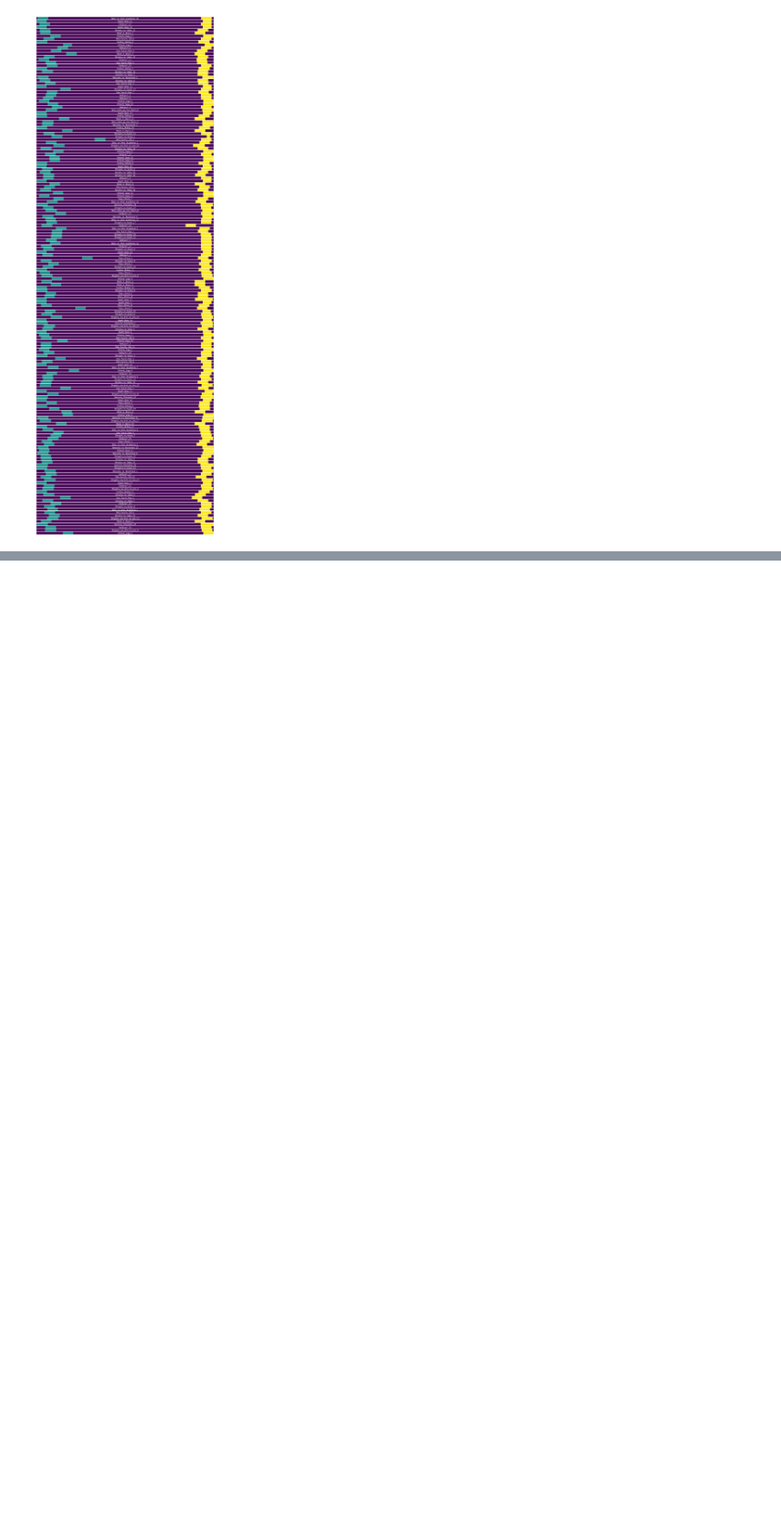
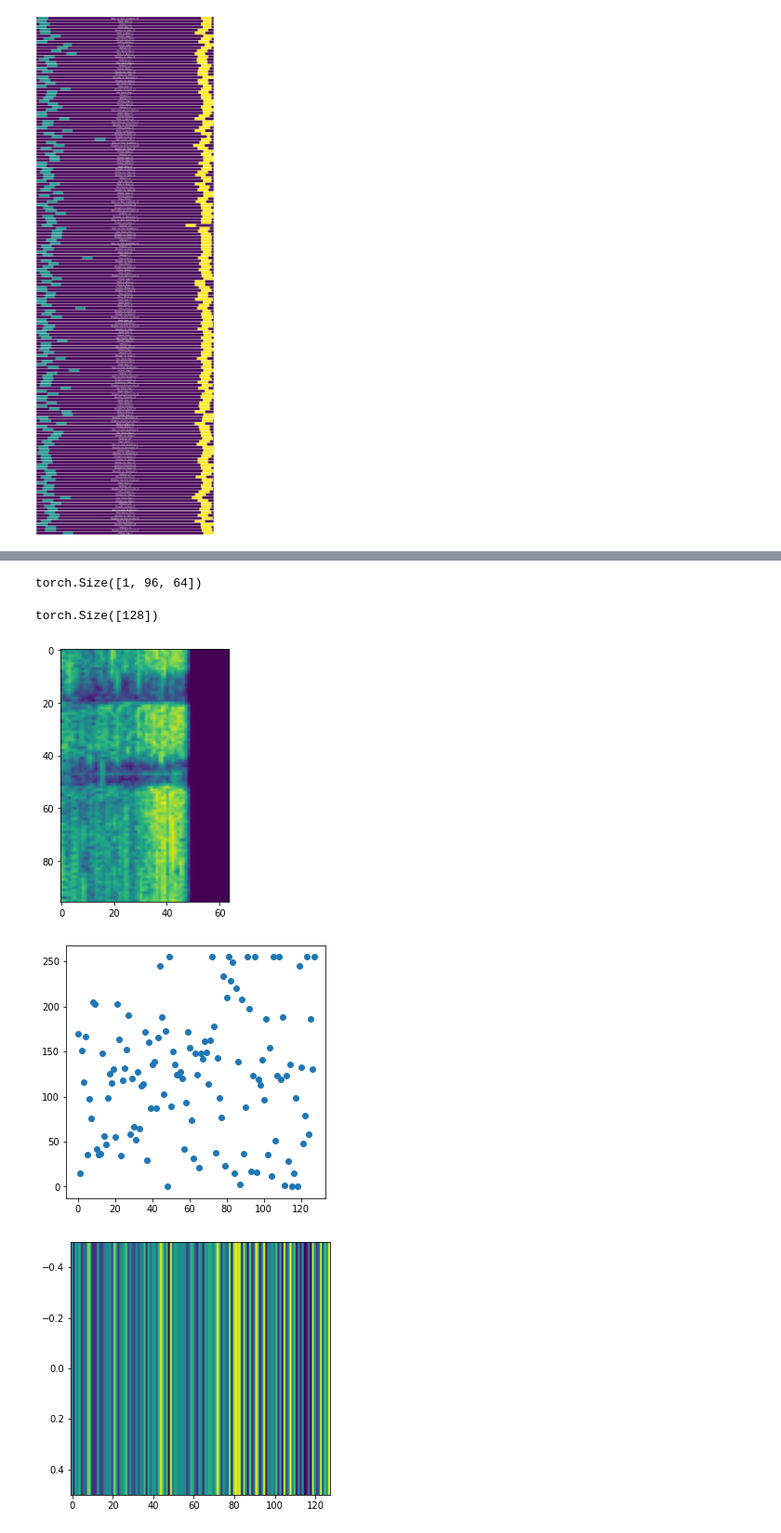
Before and after one commit to ezhang887/animintro, a Jupyter notebook: vggish_features.ipynb, the cells around one changed output, grey strips where cells are left out. Shown: that part at 93% size. Drawn from its saved outputs; the diff is of its cells as text; code cells hidden in the pictures; blank space fills up the shorter version.

Commit message:
visualization and adaboost

```diff
--- a/vggish_features.ipynb
+++ b/vggish_features.ipynb
@@ -120,0 +54,22 @@ a[0]//3
+# %%
+f, m, l, t, l96 = data.get_all('Boku_no_Hero_Academia_10')
+# %%
+m[0].size()
+# %% [output]
+torch.Size([1, 96, 64])
+# %%
+f[0].size()
+# %% [output]
+torch.Size([128])
+# %%
+plt.rcParams["figure.figsize"] = (5,5)
+plt.imshow(m[10][0].detach().numpy())
+plt.show()
+plt.scatter(np.arange(128),f[0].cpu().numpy())
+plt.show()
+plt.imshow(f[0].cpu().numpy().reshape((1,-1)), aspect='auto')
+plt.show()
+# %% [output]
+[figure, added]
+[figure, added]
+[figure, added]
```
Also changed, not shown: parts of 30 cells of this notebook, 1 other file.
